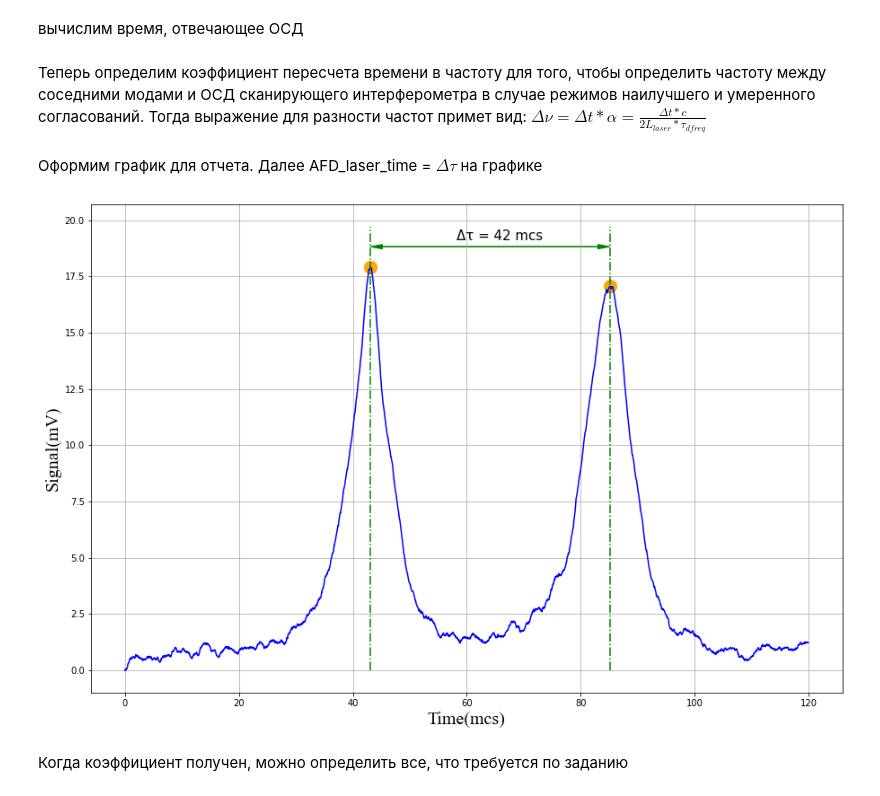
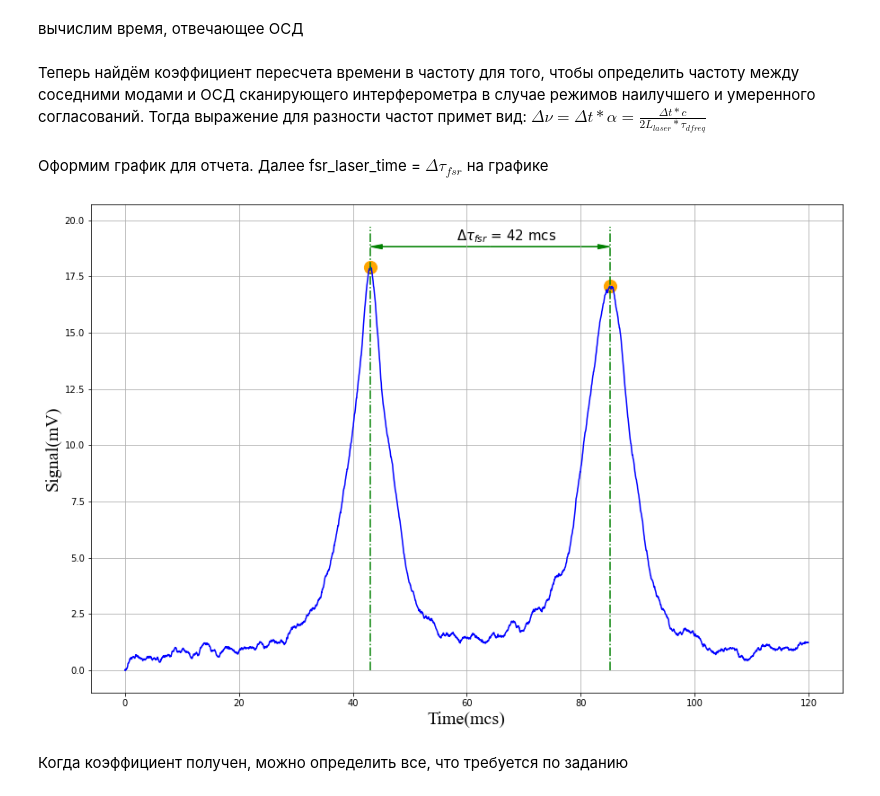
Before and after one commit to starosta39/laboratory_work, a Jupyter notebook: open_optical_resonator/Open_optical_resonator.ipynb, the cells around one changed output. Cells and saved outputs as stored; diff of their text form; code cells hidden in the pictures.

```diff
--- a/open_optical_resonator/Open_optical_resonator.ipynb
+++ b/open_optical_resonator/Open_optical_resonator.ipynb
@@ -16,6 +17,6 @@ import math
 # %%
 # Пути для данных и сохранения результатов
-data_path =  "E:\\учёба\\8 семестр\\Labs\\OOR_lab_data"
+data_path =  "OOR_lab_data"
 save_path = "results"
 # %% [markdown]
 ## Известные параметры
@@ -150,8 +161,8 @@ ax.grid()
 # %% [markdown]
 Отфильруем данные
 # %%
-signal_oor_dfreq_filtred = savgol_filter(signal_oor_dfreq, 99, 3)
-signal_gen_dfreq_filtred = savgol_filter(signal_gen_dfreq, 99, 3)
+signal_oor_dfreq = savgol_filter(signal_oor_dfreq, 99, 3)
+signal_gen_dfreq = savgol_filter(signal_gen_dfreq, 99, 3)
 # %%
 time_coef = 1e+3
 ampl_coef = 1e+3
@@ -186,10 +191,8 @@ ax.grid()
 # %%
 #переобозначим интересующую на зону
 time_dfreq_crop = copy.copy(time_dfreq[44000:47000])
-signal_oor_dfreq_crop = copy.copy(signal_oor_dfreq[44000:47000])
-signal_oor_dfreq_filtred_crop = copy.copy(signal_oor_dfreq_filtred[44000:47000])
+signal_oor_dfreq_filtred_crop = copy.copy(signal_oor_dfreq[44000:47000])
 # сдвинем время на 0 и сигнал
-signal_oor_dfreq_crop = signal_oor_dfreq_crop - signal_oor_dfreq_crop.min()
 signal_oor_dfreq_filtred_crop = signal_oor_dfreq_filtred_crop - signal_oor_dfreq_filtred_crop.min()
 time_dfreq_crop = time_dfreq_crop - time_dfreq_crop[0]
 # %%
@@ -206,4 +209,4 @@ AFD_laser_time = max_time_dfreq_filtred_crop[1] - max_time_dfreq_filtred_crop[0]
 # %% [markdown]
-Теперь определим коэффициент пересчета времени в частоту для того, чтобы определить частоту между соседними модами и ОСД сканирующего интерферометра в случае режимов наилучшего и умеренного согласований.
+Теперь найдём коэффициент пересчета времени в частоту для того, чтобы определить частоту между соседними модами и ОСД сканирующего интерферометра в случае режимов наилучшего и умеренного согласований.
 Тогда выражение для разности частот примет вид: $ \Delta\nu = \Delta t  * \alpha = \frac{\Delta t  * c }{2 L_{laser} * \tau_{dfreq}}$
 # %%
@@ -211,5 +214,5 @@ alpha = AFD_laser / AFD_laser_time
 # %% [markdown]
-Оформим график  для отчета. Далее AFD_laser_time = $\Delta \tau$ на графике
+Оформим график  для отчета. Далее fsr_laser_time = $\Delta \tau_{fsr}$ на графике
 # %%
 #расчёт точек
 time_coef = 1e+6
@@ -229,37 +232,37 @@ ax = fig.add_subplot(1,1,1)
 ax.plot(time_dfreq_crop * time_coef , signal_oor_dfreq_filtred_crop * ampl_coef , c = 'blue')
 ax.set_xlabel('Time(mcs)',{'fontname':'Times New Roman'},fontweight='light',color='k', fontsize=20)
 ax.set_ylabel("Signal(mV)",{'fontname':'Times New Roman'},fontweight='light',color='k', fontsize=20)
-ax.text(tau_centre * time_coef, tau_high * ampl_coef, "Δτ = 42 mcs",fontsize = 15)
+ax.text(tau_centre * time_coef, tau_high * ampl_coef, "$Δτ_{fsr}$ = 42 mcs",fontsize = 15)
 ax.scatter(
             time_dfreq_crop[max_ind_dfreq_filtred_crop[0]] * time_coef,
             signal_oor_dfreq_filtred_crop[max_ind_dfreq_filtred_crop[0]] * ampl_coef,
             color="orange", s=200, marker='o'
             )
 ax.scatter(
             time_dfreq_crop[max_ind_dfreq_filtred_crop[1]] * time_coef,
             signal_oor_dfreq_filtred_crop[max_ind_dfreq_filtred_crop[1]] * ampl_coef,
             color="orange", s=200, marker='o'
             )
 ax.vlines(
             time_dfreq_crop[max_ind_dfreq_filtred_crop[0]]* time_coef,
             ymin = 0, ymax = max_line_width * ampl_coef, color = 'green',linestyles = 'dashdot'
             )
 ax.vlines(
           time_dfreq_crop[max_ind_dfreq_filtred_crop[1]]* time_coef,
           ymin = 0, ymax = max_line_width * ampl_coef, color = 'green',linestyles = 'dashdot'
             )
 ax.arrow(
          arrow_centre * time_coef, arrow_high * ampl_coef, -arrow_length  * time_coef, 0,
          head_width=arrow_head_width * ampl_coef, head_length=arrow_head_length * time_coef, color = 'g'
         )
 ax.arrow(
           arrow_centre * time_coef, arrow_high * ampl_coef, arrow_length  * time_coef, 0,
           head_width=arrow_head_width* ampl_coef, head_length=arrow_head_length *time_coef , color = 'g'
         )
 ax.grid()
 plt.savefig(save_path + "\\" + "peacks_of_doble_freq_generation.jpg")
 # %% [output]
-[figure, old version]
+[figure, new version]
 # %% [markdown]
 Когда коэффициент получен, можно определить все, что требуется по заданию
 # %% [markdown]
```
Also changed, not shown: parts of 68 cells of this notebook, 5 other files.
